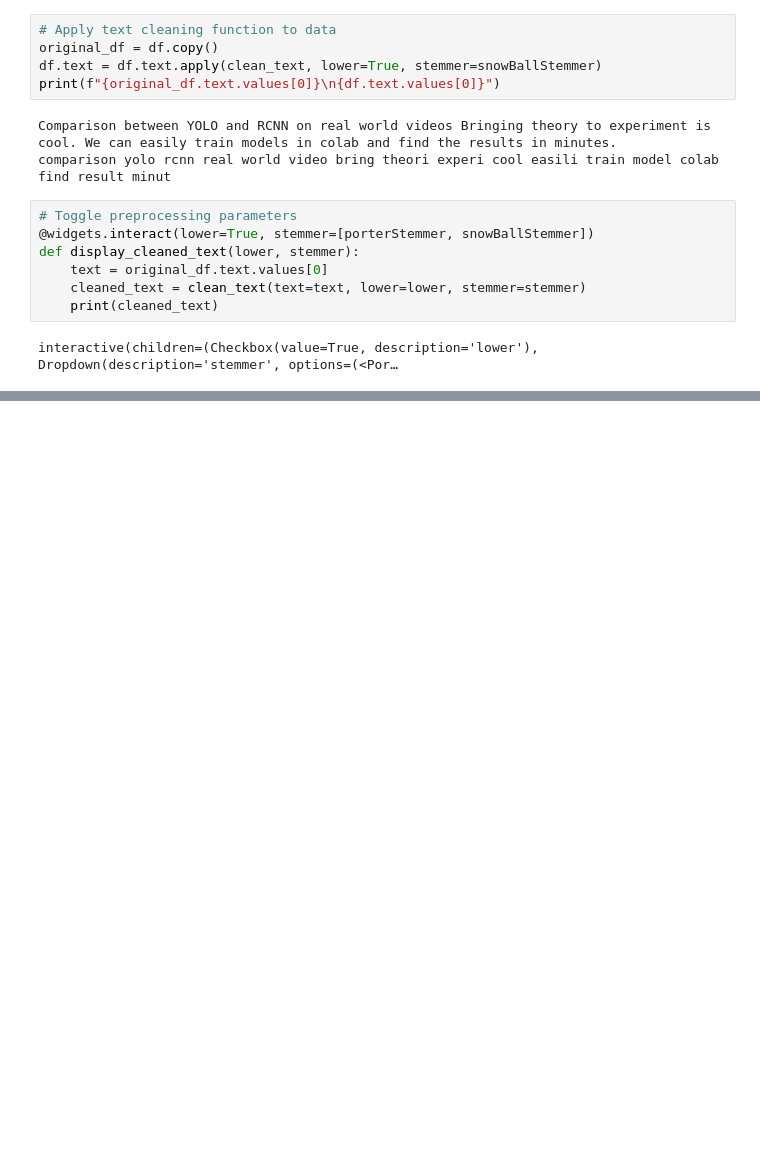
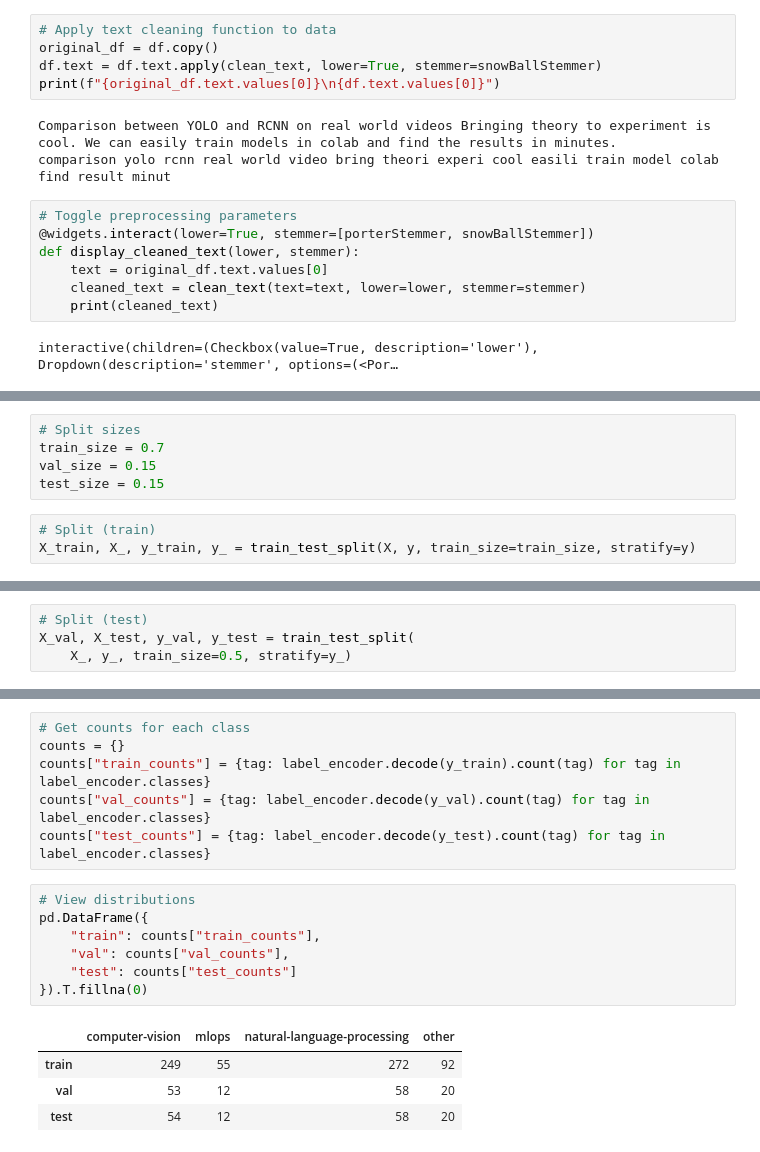
Before and after one commit to kristoffergordon/mlops-course, a Jupyter notebook: notebooks/tagifai_dev.ipynb, the cells around one changed output, grey strips where cells are left out. Cells and saved outputs as stored; diff of their text form; blank space fills up the shorter version.

Commit message:
Finished splitting and encoding blogs

```diff
--- a/notebooks/tagifai_dev.ipynb
+++ b/notebooks/tagifai_dev.ipynb
@@ -242,0 +394,8 @@ snowBallStemmer
+# %%
+# Split sizes
+train_size = 0.7
+val_size = 0.15
+test_size = 0.15
+# %%
+# Split (train)
+X_train, X_, y_train, y_ = train_test_split(X, y, train_size=train_size, stratify=y)
@@ -242,0 +408,4 @@ snowBallStemmer
+# %%
+# Split (test)
+X_val, X_test, y_val, y_test = train_test_split(
+    X_, y_, train_size=0.5, stratify=y_)
@@ -242,0 +428,18 @@ snowBallStemmer
+# %%
+# Get counts for each class
+counts = {}
+counts["train_counts"] = {tag: label_encoder.decode(y_train).count(tag) for tag in label_encoder.classes}
+counts["val_counts"] = {tag: label_encoder.decode(y_val).count(tag) for tag in label_encoder.classes}
+counts["test_counts"] = {tag: label_encoder.decode(y_test).count(tag) for tag in label_encoder.classes}
+# %%
+# View distributions
+pd.DataFrame({
+    "train": counts["train_counts"],
+    "val": counts["val_counts"],
+    "test": counts["test_counts"]
+}).T.fillna(0)
+# %% [output]
+|  | computer-vision | mlops | natural-language-processing | other |
+| train | 249 | 55 | 272 | 92 |
+| val | 53 | 12 | 58 | 20 |
+| test | 54 | 12 | 58 | 20 |
```
Also changed, not shown: parts of 37 cells of this notebook, 2 other files.
